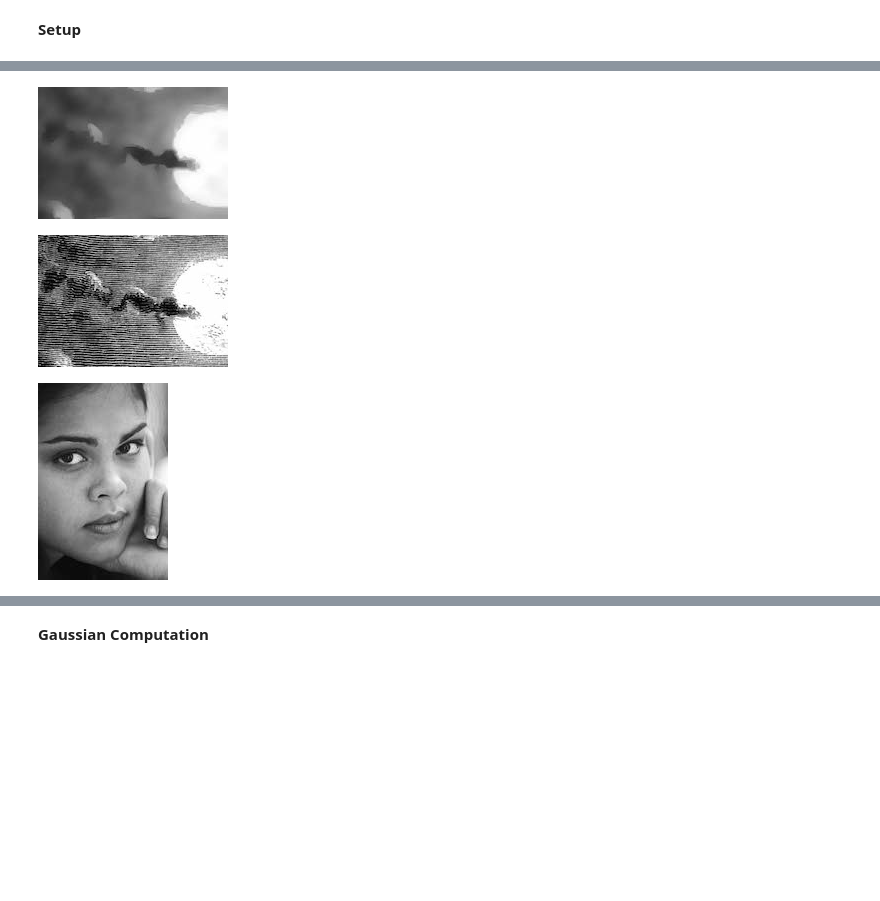
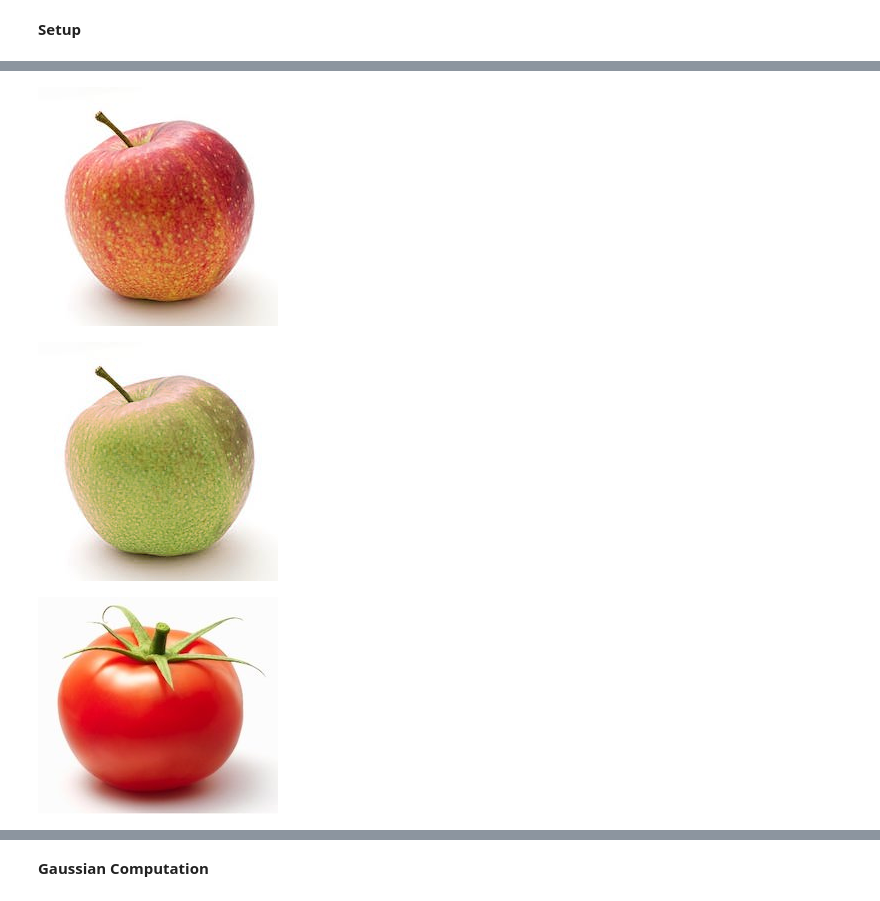
Before and after one commit to gupta1000/image-analogies, a Jupyter notebook: img_analogies.ipynb, the cells around one changed output, grey strips where cells are left out. Cells and saved outputs as stored; diff of their text form; code cells hidden in the pictures; blank space fills up the shorter version.

Commit message:
color adjust functions :D check out the green tomato

```diff
--- a/img_analogies.ipynb
+++ b/img_analogies.ipynb
@@ -24,24 +22,22 @@ Requirement already satisfied: annoy in /usr/local/lib/python3.6/dist-packages (
 # %%
-A_fname = "moon.jpg"
-Ap_fname = "moon_b.jpg"
-B_fname = "girl.jpg"
+A_fname = "apple.jpg"
+Ap_fname = "apple_p.jpg"
+B_fname = "tomato.jpg"
 # %%
 A = cv2.imread(A_fname, cv2.IMREAD_UNCHANGED)
-A = cv2.cvtColor(A, cv2.COLOR_GRAY2RGB)
 cv2_imshow(A)
 # %% [output]
-[figure, old version]
+[figure, new version]
 # %%
 A_p = cv2.imread(Ap_fname, cv2.IMREAD_UNCHANGED)
-A_p = cv2.cvtColor(A_p, cv2.COLOR_GRAY2RGB)
 cv2_imshow(A_p)
 # %% [output]
-[figure, old version]
+[figure, new version]
 # %%
 B = cv2.imread(B_fname, cv2.IMREAD_UNCHANGED)
 cv2_imshow(B)
 # %% [output]
-[figure, old version]
+[figure, new version]
 # %%
 # levels
 L = 3
```
Also changed, not shown: parts of 10 cells of this notebook.
